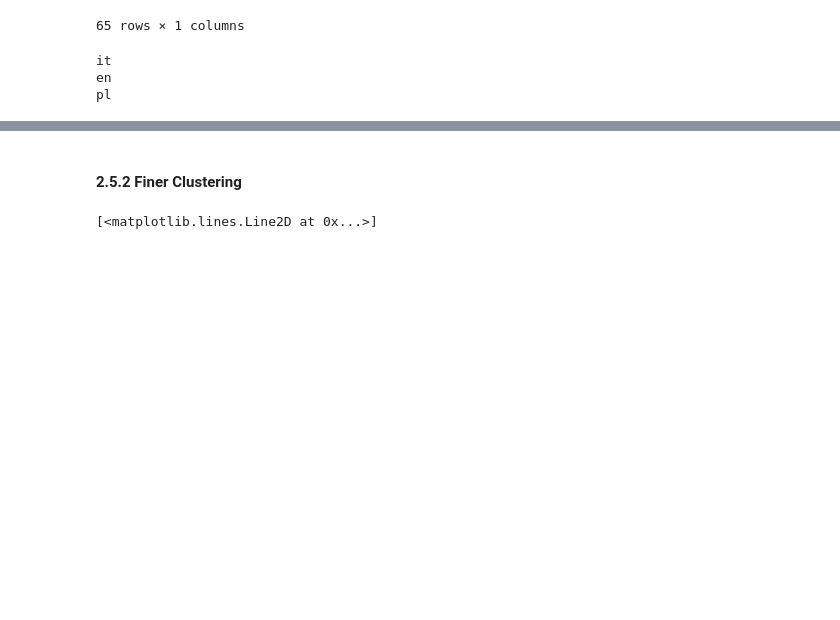
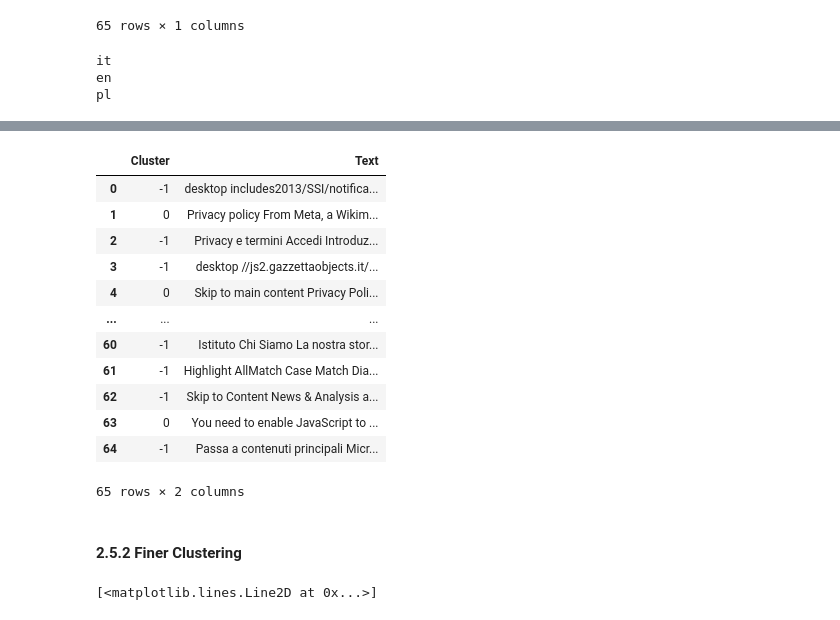
Before and after one commit to gbrsni/policySpider, a Jupyter notebook: Policy analysis.ipynb, the cells around one changed output, grey strips where cells are left out. Drawn from its saved outputs; the diff is of its cells as text; code cells hidden in the pictures; blank space fills up the shorter version.

Commit message:
DBSCAN clustering

```diff
--- a/Policy analysis.ipynb
+++ b/Policy analysis.ipynb
@@ -430,0 +433,36 @@ Cluster 1: size file case title words current during match enter open
+# %%
+from sklearn.cluster import DBSCAN
+
+core_samples_mask = np.zeros_like(db.labels_, dtype=bool)
+core_samples_mask[db.core_sample_indices_] = True
+
+n_clusters_ = len(set(labels)) - (1 if -1 in labels else 0)
+
+vectorizer = TfidfVectorizer(
+    max_df=0.5,
+    min_df=5,
+)
+
+
+texts_in_lang = []
+
+for file in make_policy_files():
+    file_text = file.read()
+#     file_lang = langid.classify(file_text)[0]
+#     if file_lang == lang:
+    texts_in_lang.append(file_text)
+
+df_texts_in_lang = pd.DataFrame(data = texts_in_lang, columns = ["Text"])
+
+# --
+
+X_tfidf = vectorizer.fit_transform(df_texts_in_lang.Text)
+
+X_lsa = lsa.fit_transform(X_tfidf)
+explained_variance = lsa[0].explained_variance_ratio_.sum()
+
+X = X_lsa
+
+db = DBSCAN(eps=1, min_samples=10).fit(X)
+db.labels_
+df_texts_in_lang
@@ -430,0 +483,17 @@ Cluster 1: size file case title words current during match enter open
+# %%
+db_df = pd.DataFrame(data = {"Cluster" : db.labels_, "Text" : df_texts_in_lang.Text}, index = df_texts_in_lang.index)
+db_df
+# %% [output]
+|  | Cluster | Text |
+| 0 | -1 | desktop includes2013/SSI/notifica... |
+| 1 | 0 | Privacy policy From Meta, a Wikim... |
+| 2 | -1 | Privacy e termini Accedi Introduz... |
+| 3 | -1 | desktop //js2.gazzettaobjects.it/... |
+| 4 | 0 | Skip to main content Privacy Poli... |
+| ... | ... | ... |
+| 60 | -1 | Istituto Chi Siamo La nostra stor... |
+| 61 | -1 | Highlight AllMatch Case Match Dia... |
+| 62 | -1 | Skip to Content News & Analysis a... |
+| 63 | 0 | You need to enable JavaScript to ... |
+| 64 | -1 | Passa a contenuti principali Micr... |
+65 rows × 2 columns
```
Also changed, not shown: parts of 4 cells of this notebook.
